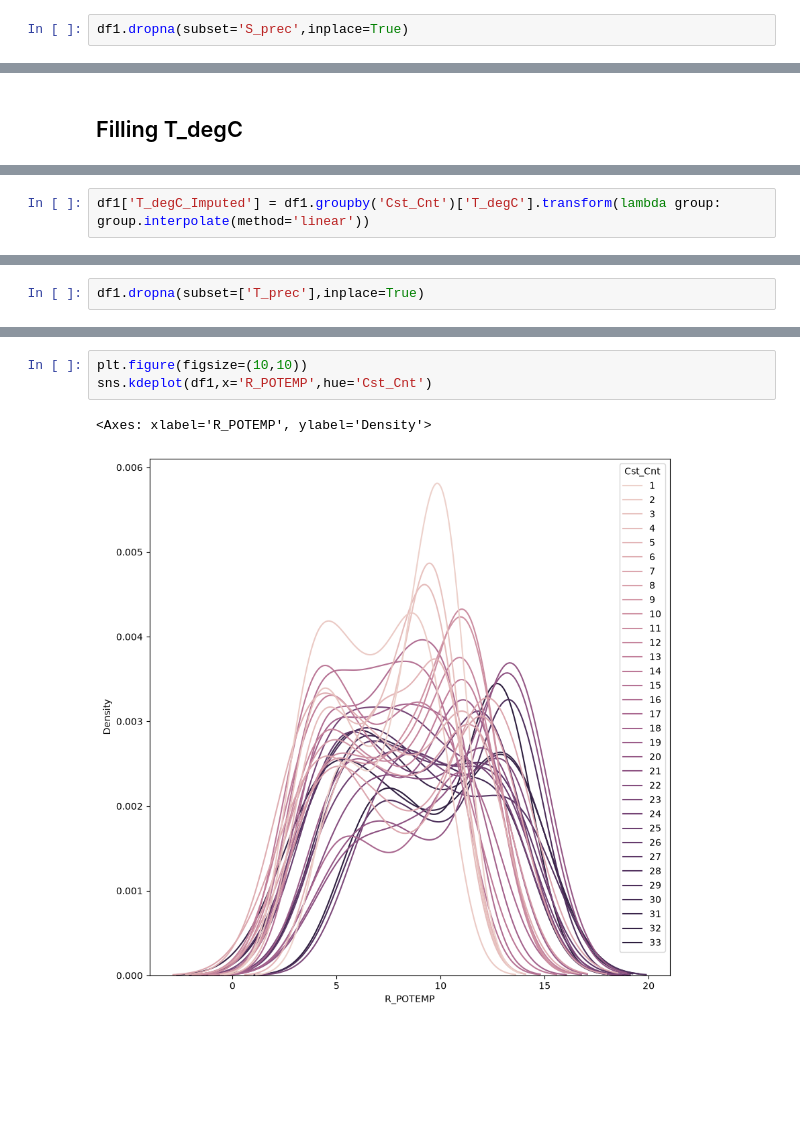
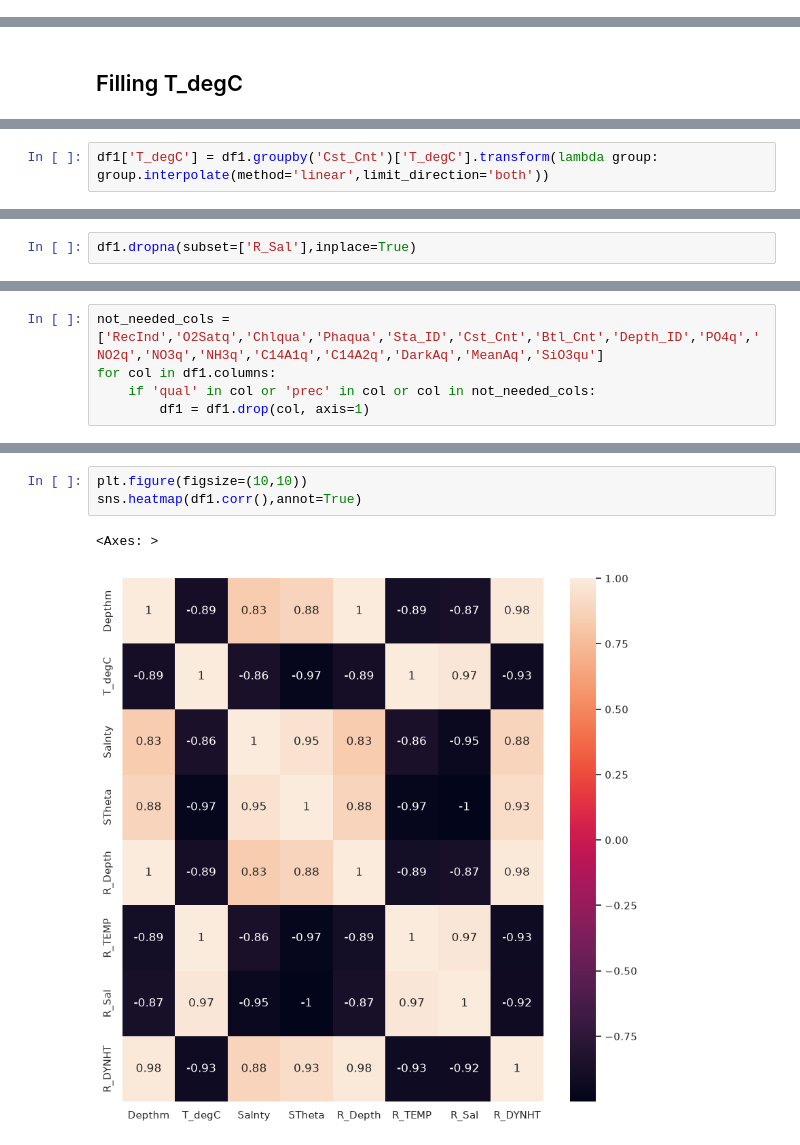
Before and after one commit to beppvis/23CSE301-Machine-Learning-Project, a Jupyter notebook: notebooks/regression.ipynb, the cells around one changed output, grey strips where cells are left out. Cells and saved outputs as stored; diff of their text form; blank space fills up the shorter version.

```diff
--- a/notebooks/regression.ipynb
+++ b/notebooks/regression.ipynb
@@ -312,2 +174,0 @@ np.int64(30)
-# %%
-df1.dropna(subset='S_prec',inplace=True)
@@ -329,2 +187,2 @@ box_plot_per_cast_for_col('T_degC')
 # %%
-df1['T_degC_Imputed'] = df1.groupby('Cst_Cnt')['T_degC'].transform(lambda group: group.interpolate(method='linear'))
+df1['T_degC'] = df1.groupby('Cst_Cnt')['T_degC'].transform(lambda group: group.interpolate(method='linear',limit_direction='both'))
@@ -339,2 +189,2 @@ only two so dropping it would suffice
 # %%
-df1.dropna(subset=['T_prec'],inplace=True)
+df1.dropna(subset=['R_Sal'],inplace=True)
@@ -340,0 +193,5 @@ df1.dropna(subset=['T_prec'],inplace=True)
+# %%
+not_needed_cols =  ['RecInd','O2Satq','Chlqua','Phaqua','Sta_ID','Cst_Cnt','Btl_Cnt','Depth_ID','PO4q','NO2q','NO3q','NH3q','C14A1q','C14A2q','DarkAq','MeanAq','SiO3qu']
+for col in df1.columns:
+    if 'qual' in col or 'prec' in col or col in not_needed_cols:
+        df1 = df1.drop(col, axis=1)
@@ -341,6 +207,6 @@ df1.dropna(subset=['T_prec'],inplace=True)
 # %%
 plt.figure(figsize=(10,10))
-sns.kdeplot(df1,x='R_POTEMP',hue='Cst_Cnt')
+sns.heatmap(df1.corr(),annot=True)
 # %% [output]
-<Axes: xlabel='R_POTEMP', ylabel='Density'>
+<Axes: >
-[figure, old version]
+[figure, new version]
```
Also changed, not shown: parts of 69 cells of this notebook, 1 other file.
